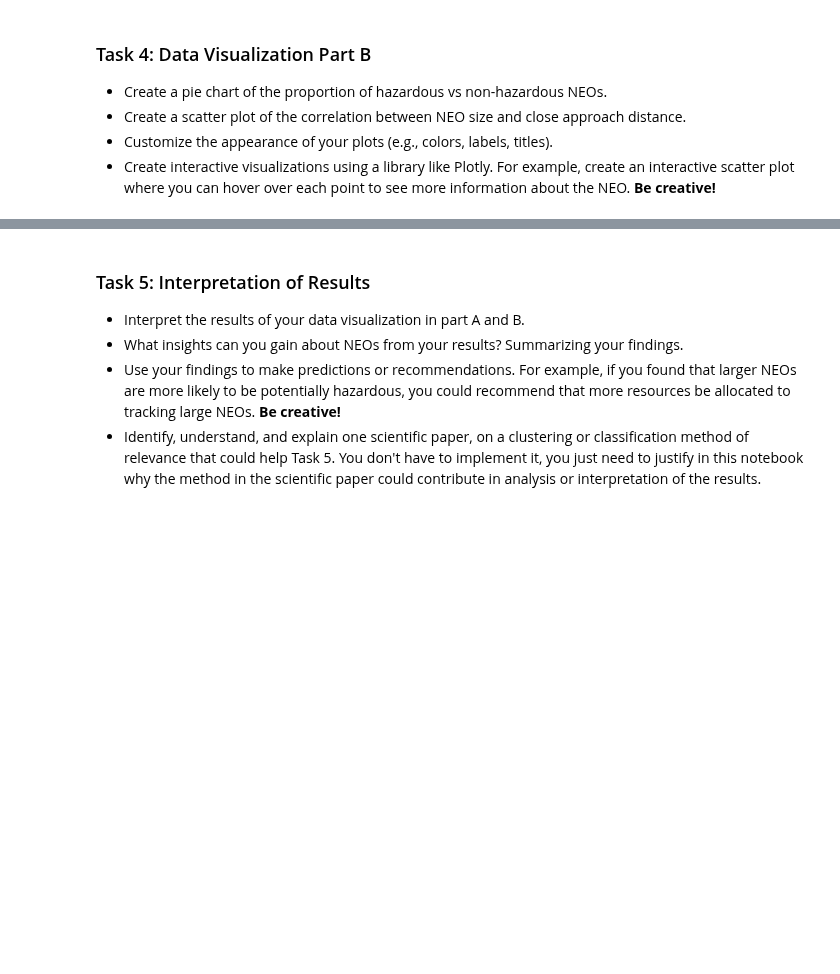
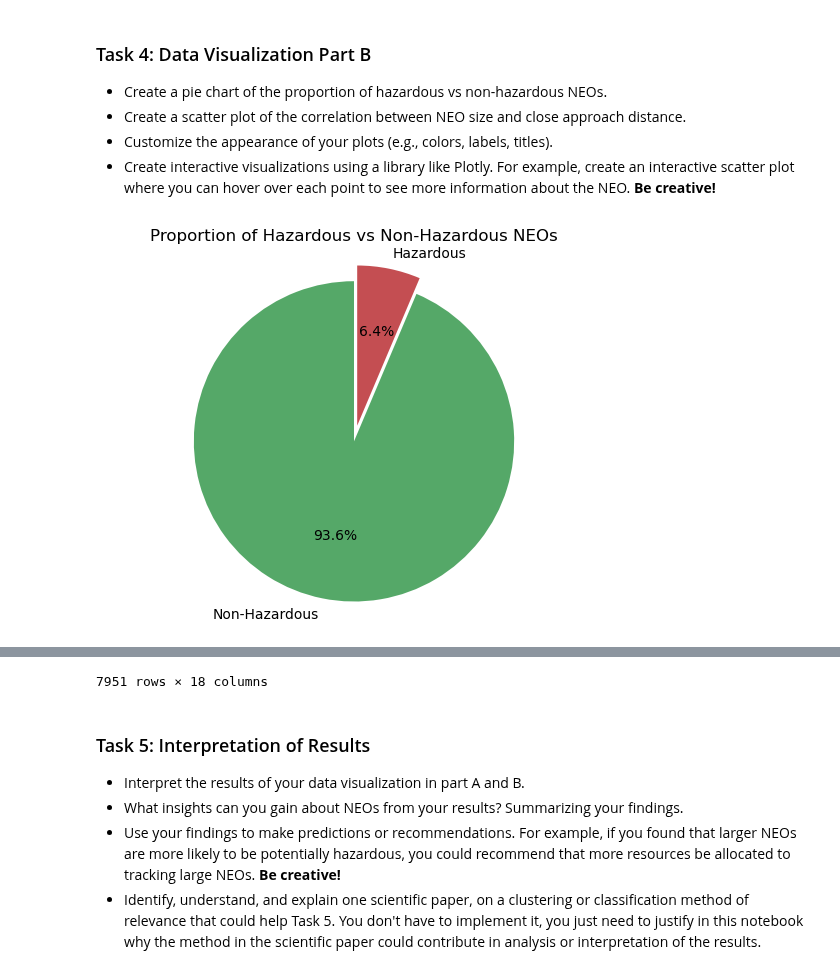
Before and after one commit to HatzeDJ/62444-Repository, a Jupyter notebook: 5_nasa_data_collection_and_visualization.ipynb, the cells around one changed output, grey strips where cells are left out. Saved outputs shown, nothing was run; the diff lists cells and outputs as text; code cells hidden in the pictures; blank space fills up the shorter version.

```diff
--- a/5_nasa_data_collection_and_visualization.ipynb
+++ b/5_nasa_data_collection_and_visualization.ipynb
@@ -182,0 +179,19 @@ plot_histogram(df['estimated_diameter.meters.estimated_diameter_max'],
+# %%
+# Write your code
+import matplotlib.pyplot as plt
+
+# Create a pie chart of the proportions
+labels = ['Non-Hazardous', 'Hazardous']
+colors = ['#55a868', '#c44e52']
+explode = [0, 0.1]  # Explode the second slice (Hazardous)
+
+plt.pie(proportions, labels=labels, colors=colors, explode=explode, autopct='%1.1f%%', startangle=90)
+plt.axis('equal')  # Equal aspect ratio ensures the pie chart is circular
+
+plt.title('Proportion of Hazardous vs Non-Hazardous NEOs')
+
+plt.show()
+
+df
+# %% [output]
+[figure, added]
@@ -183,3 +210,4 @@ plot_histogram(df['estimated_diameter.meters.estimated_diameter_max'],
+7951 rows × 18 columns
 # %% [markdown]
 ### Task 5: Interpretation of Results
 
```
Also changed, not shown: parts of 4 cells of this notebook.
